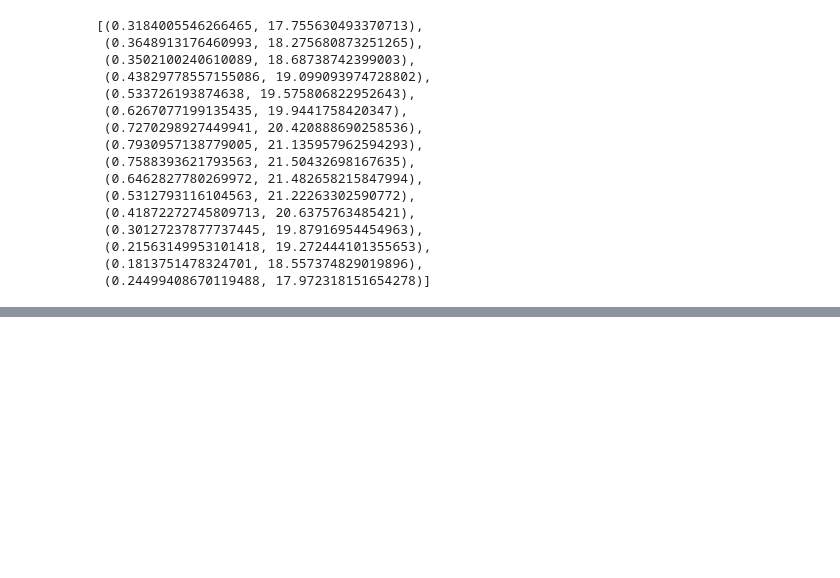
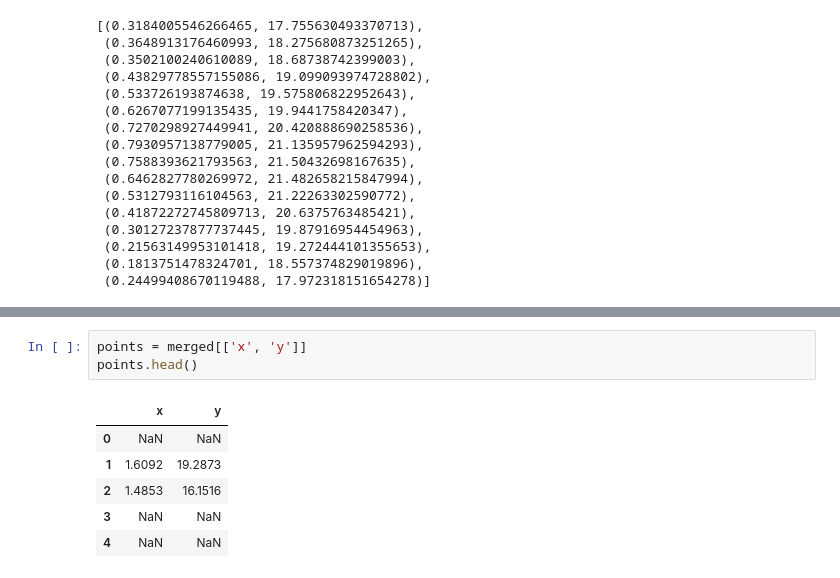
Before and after one commit to datacarpentry/astronomy-python, a Jupyter notebook: notebooks/03_join.ipynb, the cells around one changed output, grey strips where cells are left out. Drawn from its saved outputs; the diff is of its cells as text; blank space fills up the shorter version.

```diff
--- a/notebooks/03_join.ipynb
+++ b/notebooks/03_join.ipynb
@@ -782,0 +883,10 @@ for i, row in merged.iterrows():
+# %%
+points = merged[['x', 'y']]
+points.head()
+# %% [output]
+|  | x | y |
+| 0 | NaN | NaN |
+| 1 | 1.6092 | 19.2873 |
+| 2 | 1.4853 | 16.1516 |
+| 3 | NaN | NaN |
+| 4 | NaN | NaN |
```
Also changed, not shown: parts of 47 cells of this notebook.
